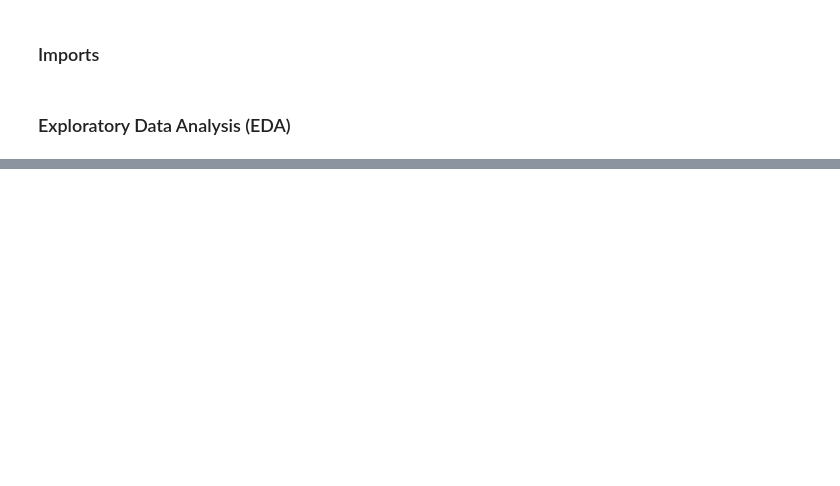
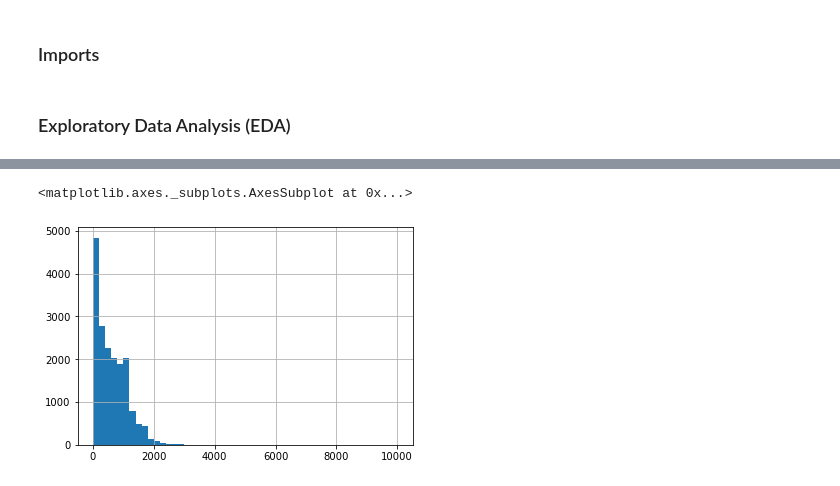
Before and after one commit to GuiCosti/Public-Spending-Analisys, a Jupyter notebook: src/anomaly_detection.ipynb, the cells around one changed output, grey strips where cells are left out. Drawn from its saved outputs; the diff is of its cells as text; code cells hidden in the pictures; blank space fills up the shorter version.

```diff
--- a/src/anomaly_detection.ipynb
+++ b/src/anomaly_detection.ipynb
@@ -30,0 +82,5 @@ df = pd.read_sql_query("")
+# %%
+df.valorTransacao.hist(range=(0, 10000), bins=50)
+# %% [output]
+<matplotlib.axes._subplots.AxesSubplot at 0x...>
+[figure, added]
```
Also changed, not shown: parts of 17 cells of this notebook.
